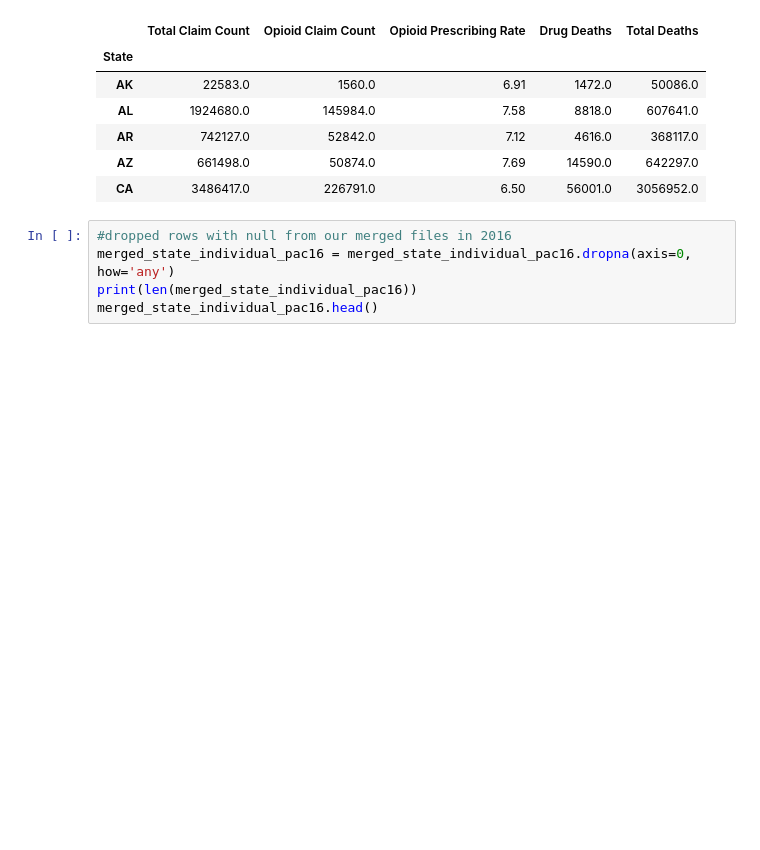
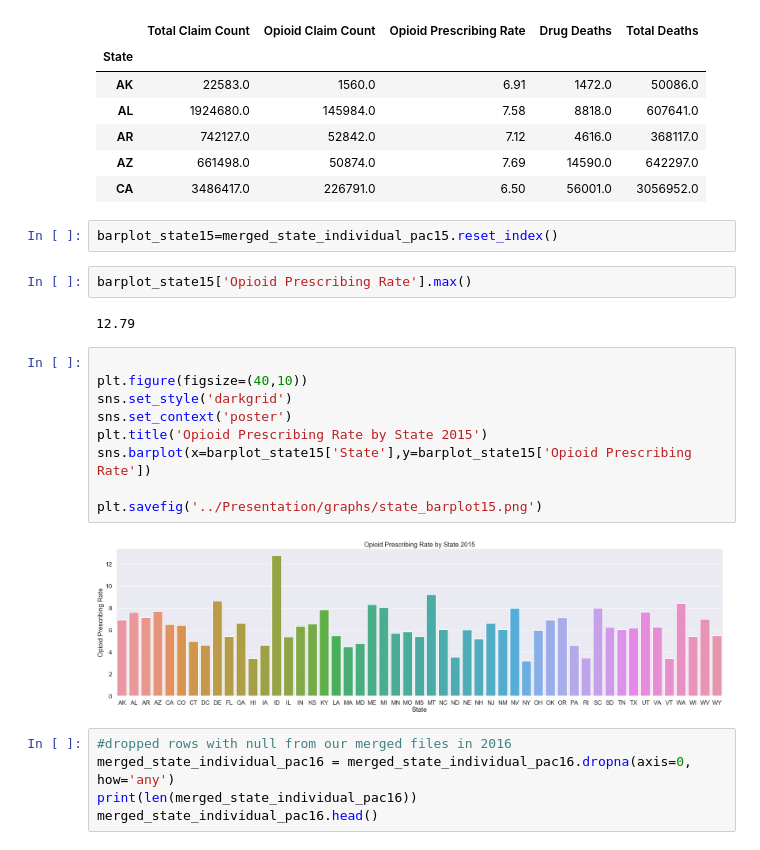
Before and after one commit to MTDahmer/Project1, a Jupyter notebook: notebooks/Omar 3.29.19 (Individual PAC and Deaths Analysis).ipynb, the cells around one changed output. Drawn from its saved outputs; the diff is of its cells as text; blank space fills up the shorter version.

```diff
--- a/notebooks/Omar 3.29.19 (Individual PAC and Deaths Analysis).ipynb
+++ b/notebooks/Omar 3.29.19 (Individual PAC and Deaths Analysis).ipynb
@@ -149,6 +150,23 @@ merged_state_individual_pac15.head()
 | AR | 742127.0 | 52842.0 | 7.12 | 4616.0 | 368117.0 |
 | AZ | 661498.0 | 50874.0 | 7.69 | 14590.0 | 642297.0 |
 | CA | 3486417.0 | 226791.0 | 6.50 | 56001.0 | 3056952.0 |
+# %%
+barplot_state15=merged_state_individual_pac15.reset_index()
+# %%
+barplot_state15['Opioid Prescribing Rate'].max()
+# %% [output]
+12.79
+# %%
+
+plt.figure(figsize=(40,10))
+sns.set_style('darkgrid')
+sns.set_context('poster')
+plt.title('Opioid Prescribing Rate by State 2015')
+sns.barplot(x=barplot_state15['State'],y=barplot_state15['Opioid Prescribing Rate'])
+
+plt.savefig('../Presentation/graphs/state_barplot15.png')
+# %% [output]
+[figure, added]
 # %%
 #dropped rows with null from our merged files in 2016
 merged_state_individual_pac16 = merged_state_individual_pac16.dropna(axis=0, how='any')
```
Also changed, not shown: parts of 6 cells of this notebook, 4 other files.
